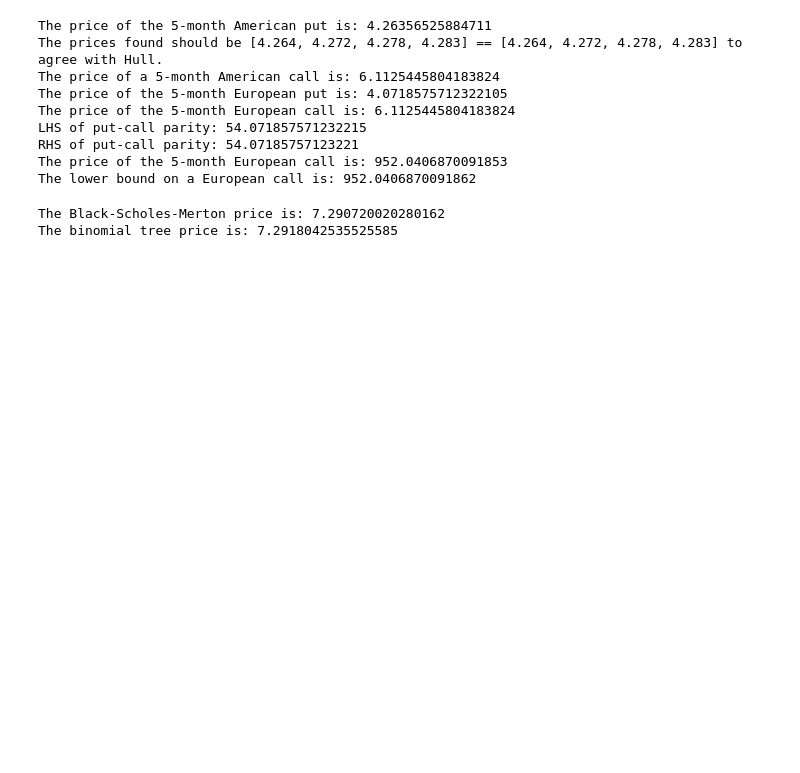
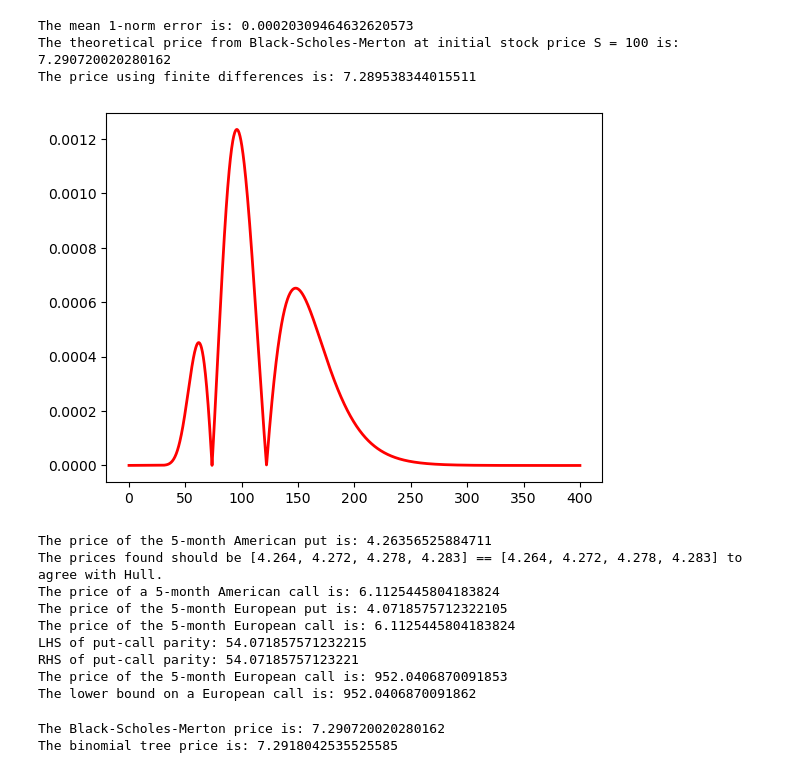
Before and after one commit to SyuW/OptionsPricing, a Jupyter notebook: pricing.ipynb, the cells around one changed output. Cells and saved outputs as stored; diff of their text form; code cells hidden in the pictures; blank space fills up the shorter version.

```diff
--- a/pricing.ipynb
+++ b/pricing.ipynb
@@ -13,6 +13,20 @@ sympy.init_printing
 
 def display_matrix(m):
     display(sympy.Matrix(m))
+# %%
+# utilities
+
+def calculateError(arr1, arr2, p=2):
+    """
+    Calculate error using mean p-norm error
+    Note: both arrays should be the same shape
+    """
+    assert len(arr1) == len(arr2)
+
+    return (1 / len(arr1)) * np.sum(np.abs(arr1 - arr2) ** p)
+
+
+# inverse transform sampling
 # %%
 # Black-Scholes analytical pricing formula for european options
 def blackScholesPricer(S, K, r, sigma, T, type="call"):
@@ -186,3 +294,33 @@ def finiteDifferencesPricer(K, r, sigma, q, S_max, M, T, N, type="call", style="
+# %%
+strike = 95
+interest_rate = 0.01
+maturity = 0.25
+volatility = 0.50
+
+s, european_sol = finiteDifferencesPricer(K=strike, r=interest_rate, sigma=volatility, q=0,
+                                           S_max=400, M=1500, T=maturity, N=1000,
+                                           type="put", style="european")
+
+true_sol = blackScholesPricer(s[1:], K=strike, r=interest_rate, sigma=volatility, T=maturity, type="put")
+
+plt.plot(s[1:], np.abs(european_sol[1:] - true_sol), linewidth=2, color="red")
+
+err = calculateError(true_sol, european_sol[1:], p=1)
+
+print("The mean 1-norm error is:", err)
+
+initial_S = 100
+bsm_price = blackScholesPricer(S=initial_S, K=strike, r=interest_rate, sigma=volatility, T=maturity, type="put")
+cs = CubicSpline(s, european_sol)
+fd_price = cs(initial_S)
+
+print(f"The theoretical price from Black-Scholes-Merton at initial stock price S = {initial_S} is:", bsm_price)
+print(f"The price using finite differences is:", fd_price)
+# %% [output]
+The mean 1-norm error is: 0.00020309464632620573
+The theoretical price from Black-Scholes-Merton at initial stock price S = 100 is: 7.290720020280162
+The price using finite differences is: 7.289538344015511
+[figure, added]
 # %%
 # check that it agrees with example 21.1 in Options, Futures, and other Derivatives by John Hull
 print("The price of the 5-month American put is:", binomialPricer(S=50, K=50, r=0.10, sigma=0.40, T=0.4167, q=0,
```
Also changed, not shown: parts of 6 cells of this notebook, 3 other files.
